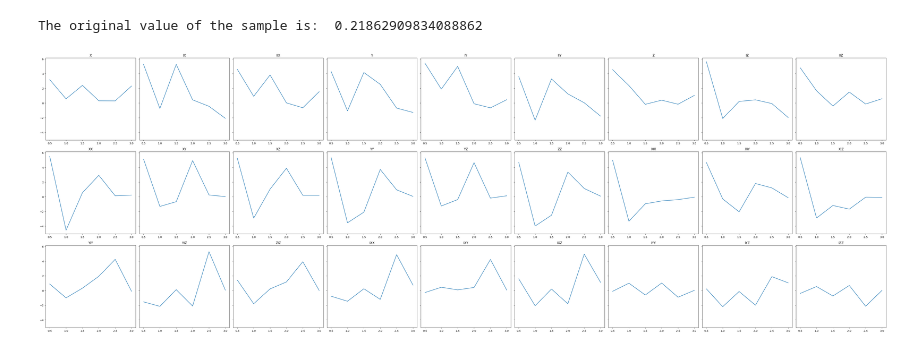
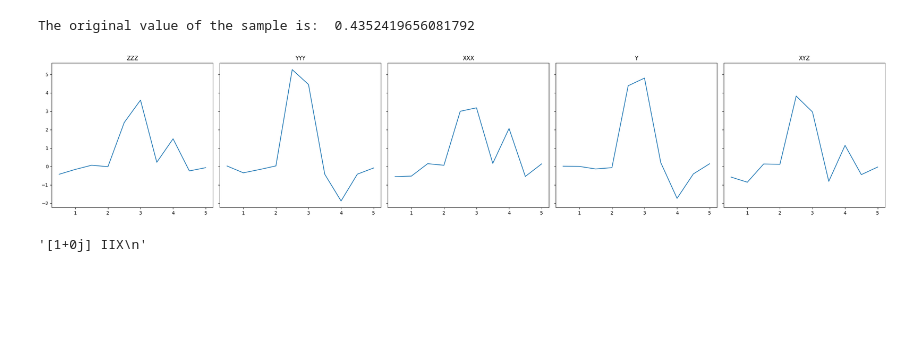
Before and after one commit to ShehbazTariq/cudaq-qrc, a Jupyter notebook: Rydberg.ipynb, the cells around one changed output. Cells and saved outputs as stored; diff of their text form; code cells hidden in the pictures; blank space fills up the shorter version.

Commit message:
custom_readouts

```diff
--- a/Rydberg.ipynb
+++ b/Rydberg.ipynb
@@ -12,7 +12,6 @@ import math
 # %%
 # Precompute embeddings for all readouts
 def precompute_embeddings(datapoints_normalized):
-    readouts = generate_readouts(nsites)
     simulator = RydbergSimulator(
         nsites=nsites,
         atoms=atoms,
@@ -40,7 +39,7 @@ atoms = np.linspace(0, (nsites - 1) * d, nsites)  # Put atoms in a chain with 10
 # Hyperparameters for testing
 omega = 2 * np.pi
 t_start = 0.0
-t_end = 3.0
+t_end = 5.0
 t_step = 0.5
 t_rate = 1.0
 alpha = np.random.rand(nsites)  # Random site modulation factors between 0 and 1
@@ -50,4 +49,7 @@ np.fill_diagonal(V_matrix, 0.1)  # Set diagonal elements to 0.1
 #use min-max normalization
 scaler = MinMaxScaler(feature_range=(-1, 1))
 train_datapoints_normalized = scaler.fit_transform(train_datapoints)
+
+custom_readouts = ["ZZZ", "YYY", "XXX", "YII", "XYZ"]
+readouts = generate_readouts(nsites, custom_readouts)
 readouts, train_embeddings = precompute_embeddings(train_datapoints_normalized)
@@ -59,31 +59,35 @@ t_steps = np.arange(t_step, t_end+t_step, t_step)
 embd_per_t = train_embeddings.reshape(train_embeddings.shape[0], len(t_steps), -1)
 # %%
 #visualize the expectaion values of all the readouts one by one
-smple_idx = 66
+smple_idx = 58
 print("The original value of the sample is: ", train_outcomes[smple_idx])
 
 # Define the number of rows and columns
 num_readouts = len(readouts)
-rows = nsites  # Example: Number of rows
+rows = 1  # Example: Number of rows
 cols = math.ceil(num_readouts / rows)  # Calculate the required number of columns
 
 # Create subplots with a grid layout
 fig, axs = plt.subplots(rows, cols, figsize=(cols * 5, rows * 5), sharey=True)
 
 # Flatten the axs array for easier indexing if it's multidimensional
 axs = axs.flatten()
 
 for i, readout in enumerate(readouts):
     axs[i].plot(t_steps, embd_per_t[smple_idx, :, i])
     title = re.search(r"[IXYZ]+", readout.to_string()).group()
     axs[i].set_title(title)
 
 # Hide any unused subplots
 for j in range(len(readouts), len(axs)):
     axs[j].axis('off')
 
 plt.tight_layout()  # Adjust layout to prevent overlapping
 plt.show()
 # %% [output]
-The original value of the sample is:  0.21862909834088862
+The original value of the sample is:  0.4352419656081792
-[figure, old version]
+[figure, new version]
+# %%
+readouts[-5].to_string()
+# %% [output]
+'[1+0j] IIX\n'
```
Also changed, not shown: parts of 1 cell of this notebook, 1 other file.
